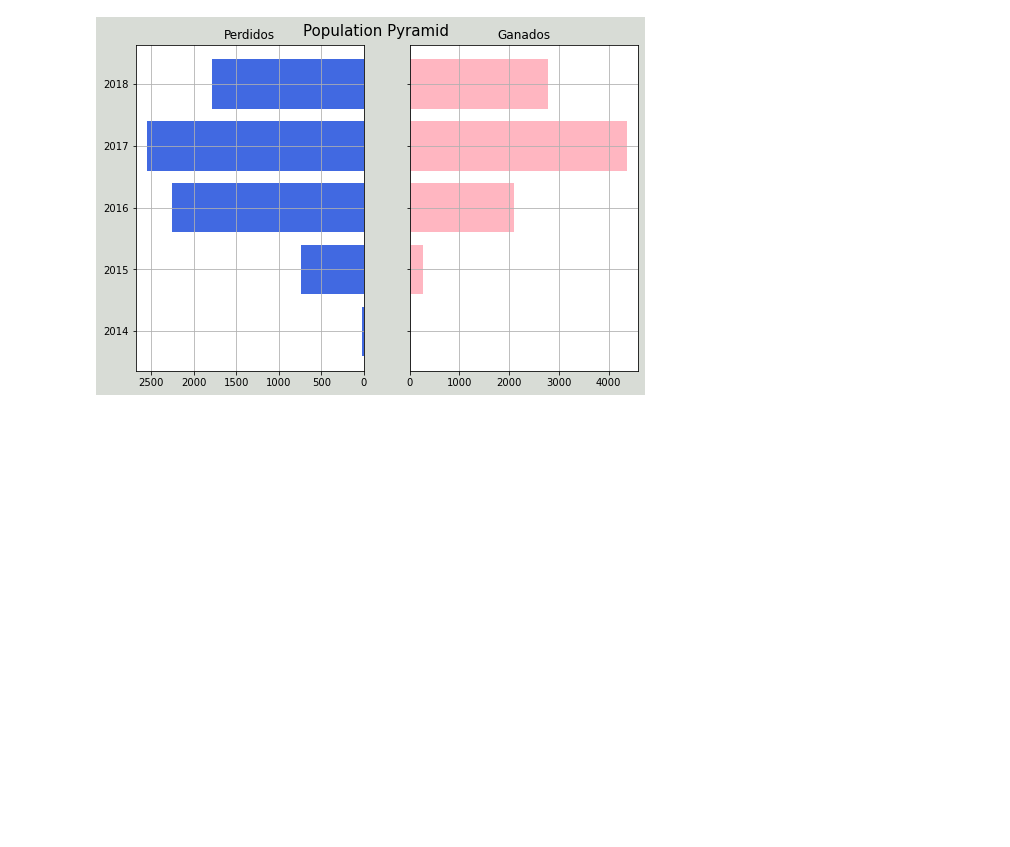
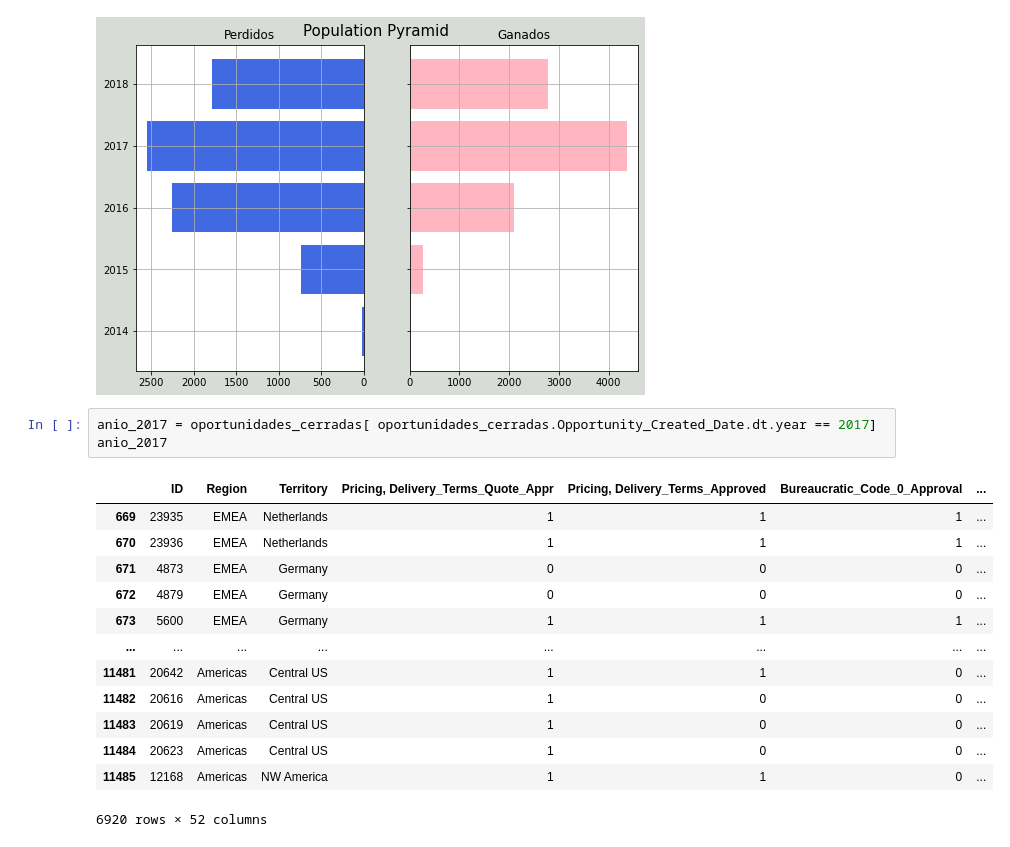
Before and after one commit to Ramaxx95/TP1-Orga-de-Datos, a Jupyter notebook: Visualizaciones/Anios.ipynb, the cells around one changed output. Cells and saved outputs as stored; diff of their text form; blank space fills up the shorter version.

Commit message:
Exploracion de anios con mas casos cerrados

```diff
--- a/Visualizaciones/Anios.ipynb
+++ b/Visualizaciones/Anios.ipynb
@@ -145,3 +145,20 @@ axes[0].grid()
 plt.show()
 # %% [output]
 [figure]
+# %%
+anio_2017 = oportunidades_cerradas[ oportunidades_cerradas.Opportunity_Created_Date.dt.year == 2017]
+anio_2017
+# %% [output]
+|  | ID | Region | Territory | Pricing, Delivery_Terms_Quote_Appr | Pricing, Delivery_Terms_Approved | Bureaucratic_Code_0_Approval | ... |
+| 669 | 23935 | EMEA | Netherlands | 1 | 1 | 1 | ... |
+| 670 | 23936 | EMEA | Netherlands | 1 | 1 | 1 | ... |
+| 671 | 4873 | EMEA | Germany | 0 | 0 | 0 | ... |
+| 672 | 4879 | EMEA | Germany | 0 | 0 | 0 | ... |
+| 673 | 5600 | EMEA | Germany | 1 | 1 | 1 | ... |
+| ... | ... | ... | ... | ... | ... | ... | ... |
+| 11481 | 20642 | Americas | Central US | 1 | 1 | 0 | ... |
+| 11482 | 20616 | Americas | Central US | 1 | 0 | 0 | ... |
+| 11483 | 20619 | Americas | Central US | 1 | 0 | 0 | ... |
+| 11484 | 20623 | Americas | Central US | 1 | 0 | 0 | ... |
+| 11485 | 12168 | Americas | NW America | 1 | 1 | 0 | ... |
+6920 rows × 52 columns
```
Also changed, not shown: parts of 3 cells of this notebook.
